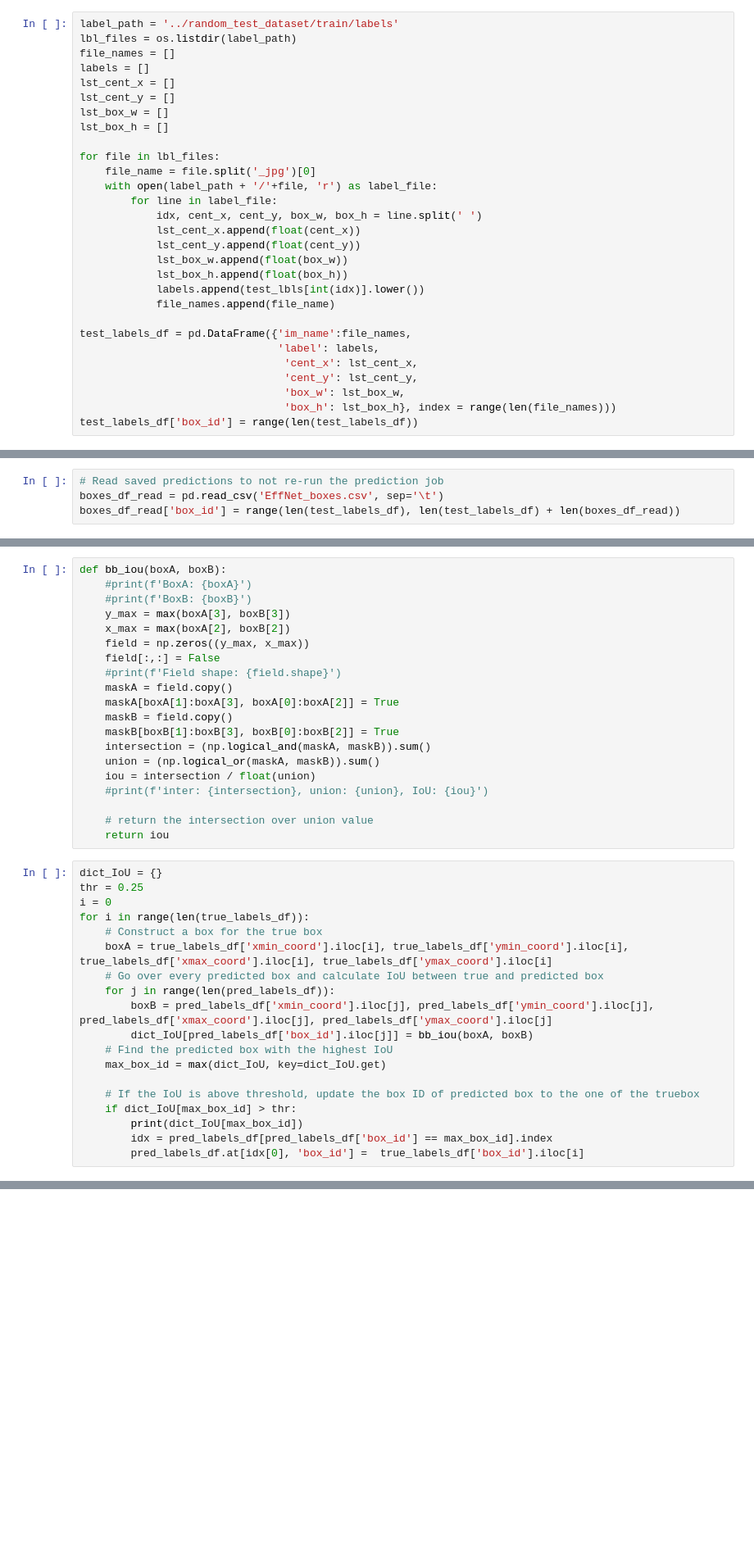
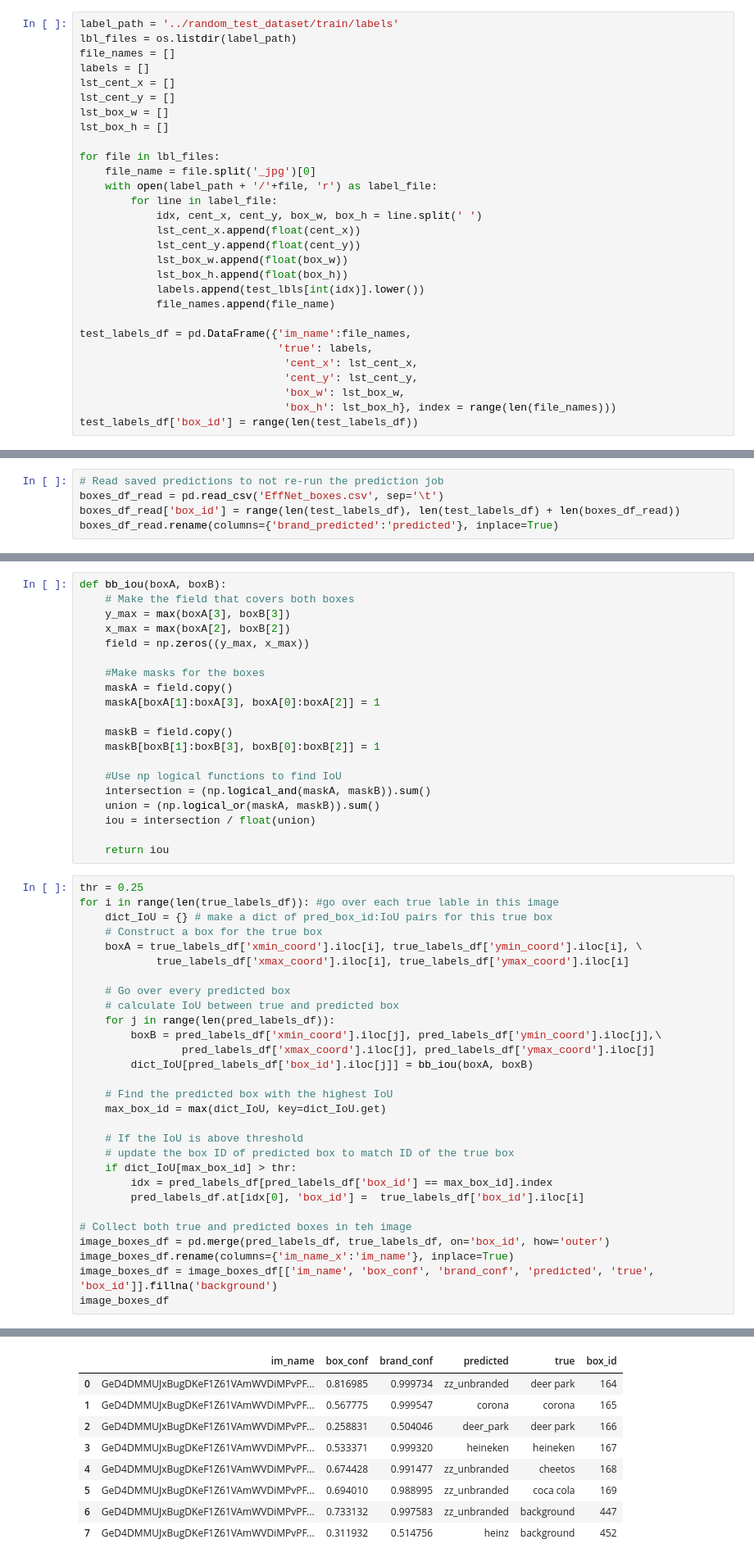
Before and after one commit to thriftypenguin/litter-imagery-brand-recognition, a Jupyter notebook: YOLO_EffNet/evaluate_the_model.ipynb, the cells around one changed output, grey strips where cells are left out. Shown at 82% size. Saved outputs shown, nothing was run; the diff lists cells and outputs as text; blank space fills up the shorter version.

Commit message:
Merged true and predicted boxes

```diff
--- a/YOLO_EffNet/evaluate_the_model.ipynb
+++ b/YOLO_EffNet/evaluate_the_model.ipynb
@@ -55,7 +47,7 @@ for file in lbl_files:
             file_names.append(file_name)
 
 test_labels_df = pd.DataFrame({'im_name':file_names,
-                               'label': labels,
+                               'true': labels,
                                 'cent_x': lst_cent_x,
                                 'cent_y': lst_cent_y,
                                 'box_w': lst_box_w,
@@ -135,6 +127,7 @@ boxes_df.to_csv('EffNet_boxes.csv', sep='\t', index=False)
 # Read saved predictions to not re-run the prediction job
 boxes_df_read = pd.read_csv('EffNet_boxes.csv', sep='\t')
 boxes_df_read['box_id'] = range(len(test_labels_df), len(test_labels_df) + len(boxes_df_read))
+boxes_df_read.rename(columns={'brand_predicted':'predicted'}, inplace=True)
 # %%
 #def convert_ratio_to_px(im_name, x1, x2, y1, y2):
 im_name = 'GeD4DMMUJxBugDKeF1Z61VAmWVDiMPvPFl1p27s8'
@@ -194,41 +187,51 @@ See the caveats in the documentation: https://pandas.pydata.org/pandas-docs/stab
 [figure]
 # %%
 def bb_iou(boxA, boxB):
-    #print(f'BoxA: {boxA}')
-    #print(f'BoxB: {boxB}')
+    # Make the field that covers both boxes
     y_max = max(boxA[3], boxB[3])
     x_max = max(boxA[2], boxB[2])
     field = np.zeros((y_max, x_max))
-    field[:,:] = False
-    #print(f'Field shape: {field.shape}')
+
+    #Make masks for the boxes
     maskA = field.copy()
-    maskA[boxA[1]:boxA[3], boxA[0]:boxA[2]] = True
+    maskA[boxA[1]:boxA[3], boxA[0]:boxA[2]] = 1
+
     maskB = field.copy()
-    maskB[boxB[1]:boxB[3], boxB[0]:boxB[2]] = True
+    maskB[boxB[1]:boxB[3], boxB[0]:boxB[2]] = 1
+
+    #Use np logical functions to find IoU
     intersection = (np.logical_and(maskA, maskB)).sum()
     union = (np.logical_or(maskA, maskB)).sum()
     iou = intersection / float(union)
-    #print(f'inter: {intersection}, union: {union}, IoU: {iou}')
 
-    # return the intersection over union value
     return iou
 # %%
-dict_IoU = {}
 thr = 0.25
-i = 0
-for i in range(len(true_labels_df)):
+for i in range(len(true_labels_df)): #go over each true lable in this image
+    dict_IoU = {} # make a dict of pred_box_id:IoU pairs for this true box
     # Construct a box for the true box
-    boxA = true_labels_df['xmin_coord'].iloc[i], true_labels_df['ymin_coord'].iloc[i], true_labels_df['xmax_coord'].iloc[i], true_labels_df['ymax_coord'].iloc[i]
-    # Go over every predicted box and calculate IoU between true and predicted box
+    boxA = true_labels_df['xmin_coord'].iloc[i], true_labels_df['ymin_coord'].iloc[i], \
+            true_labels_df['xmax_coord'].iloc[i], true_labels_df['ymax_coord'].iloc[i]
+
+    # Go over every predicted box
+    # calculate IoU between true and predicted box
     for j in range(len(pred_labels_df)):
-        boxB = pred_labels_df['xmin_coord'].iloc[j], pred_labels_df['ymin_coord'].iloc[j], pred_labels_df['xmax_coord'].iloc[j], pred_labels_df['ymax_coord'].iloc[j]
+        boxB = pred_labels_df['xmin_coord'].iloc[j], pred_labels_df['ymin_coord'].iloc[j],\
+                pred_labels_df['xmax_coord'].iloc[j], pred_labels_df['ymax_coord'].iloc[j]
         dict_IoU[pred_labels_df['box_id'].iloc[j]] = bb_iou(boxA, boxB)
+
     # Find the predicted box with the highest IoU
     max_box_id = max(dict_IoU, key=dict_IoU.get)
 
-    # If the IoU is above threshold, update the box ID of predicted box to the one of the truebox
+    # If the IoU is above threshold
+    # update the box ID of predicted box to match ID of the true box
     if dict_IoU[max_box_id] > thr:
-        print(dict_IoU[max_box_id])
         idx = pred_labels_df[pred_labels_df['box_id'] == max_box_id].index
         pred_labels_df.at[idx[0], 'box_id'] =  true_labels_df['box_id'].iloc[i]
+
+# Collect both true and predicted boxes in teh image
+image_boxes_df = pd.merge(pred_labels_df, true_labels_df, on='box_id', how='outer')
+image_boxes_df.rename(columns={'im_name_x':'im_name'}, inplace=True)
+image_boxes_df = image_boxes_df[['im_name', 'box_conf', 'brand_conf', 'predicted', 'true', 'box_id']].fillna('background')
+image_boxes_df
 # %% [output]
@@ -240,0 +238,9 @@ for i in range(len(true_labels_df)):
+|  | im_name | box_conf | brand_conf | predicted | true | box_id |
+| 0 | GeD4DMMUJxBugDKeF1Z61VAmWVDiMPvPF... | 0.816985 | 0.999734 | zz_unbranded | deer park | 164 |
+| 1 | GeD4DMMUJxBugDKeF1Z61VAmWVDiMPvPF... | 0.567775 | 0.999547 | corona | corona | 165 |
+| 2 | GeD4DMMUJxBugDKeF1Z61VAmWVDiMPvPF... | 0.258831 | 0.504046 | deer_park | deer park | 166 |
+| 3 | GeD4DMMUJxBugDKeF1Z61VAmWVDiMPvPF... | 0.533371 | 0.999320 | heineken | heineken | 167 |
+| 4 | GeD4DMMUJxBugDKeF1Z61VAmWVDiMPvPF... | 0.674428 | 0.991477 | zz_unbranded | cheetos | 168 |
+| 5 | GeD4DMMUJxBugDKeF1Z61VAmWVDiMPvPF... | 0.694010 | 0.988995 | zz_unbranded | coca cola | 169 |
+| 6 | GeD4DMMUJxBugDKeF1Z61VAmWVDiMPvPF... | 0.733132 | 0.997583 | zz_unbranded | background | 447 |
+| 7 | GeD4DMMUJxBugDKeF1Z61VAmWVDiMPvPF... | 0.311932 | 0.514756 | heinz | background | 452 |
```
Also changed, not shown: parts of 5 cells of this notebook.
